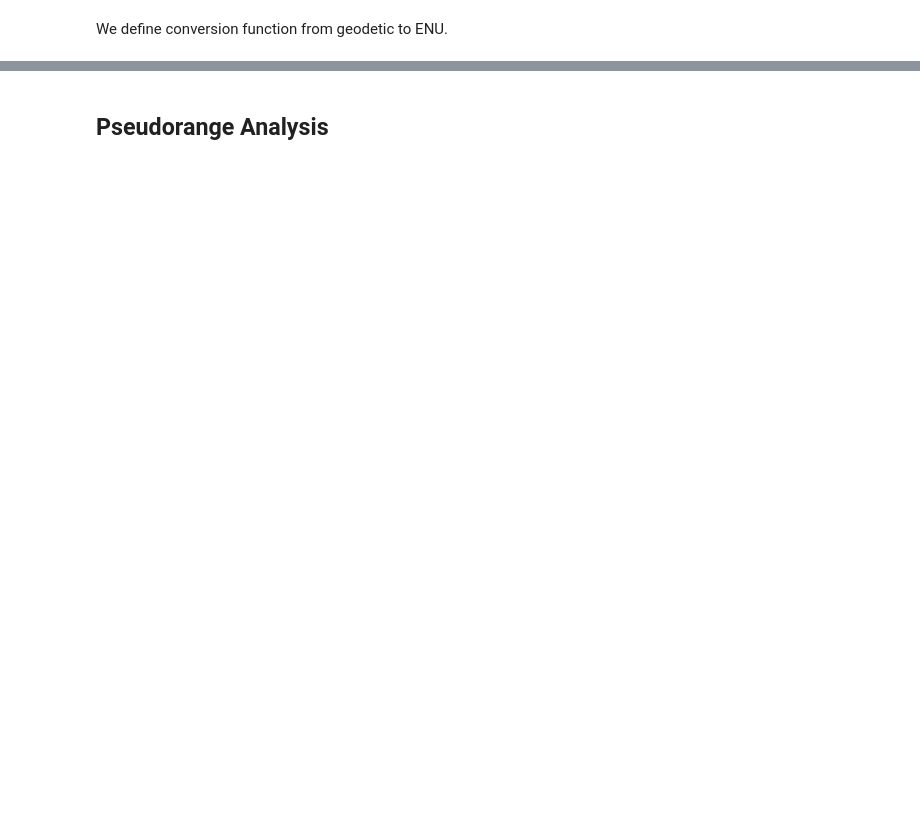
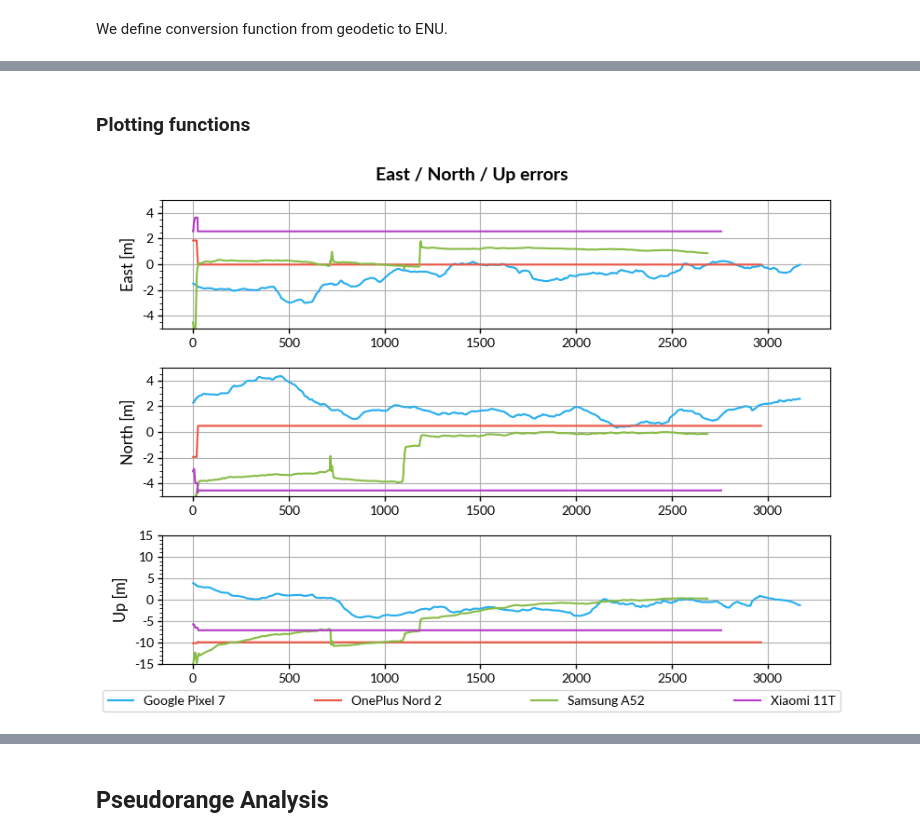
Before and after one commit to agrenier-gnss/MimirAnalyzer, a Jupyter notebook: jupyter/GNSS.ipynb, the cells around one changed output, grey strips where cells are left out. Saved outputs shown, nothing was run; the diff lists cells and outputs as text; code cells hidden in the pictures; blank space fills up the shorter version.

```diff
--- a/jupyter/GNSS.ipynb
+++ b/jupyter/GNSS.ipynb
@@ -18,6 +19,9 @@ if module_path not in sys.path:
 from logparser import LogReader
 
 from plots import plotLineTimeRange, plotHist, plotEN_pyplot, plot_hist_pyplot
+# %%
+# Prepare matplotlib environment
+plt.style.use('plot_style.mplstyle')
 # %% [markdown]
 ## Prepare log data
 # %% [markdown]
@@ -124,24 +89,0 @@ fig.tight_layout()
-# %%
-fig, axs = plt.subplots(1, figsize=(9,6))
-fig.suptitle('ENU erros w.r.t reference')
-for log in logs:
-    pos = log['content'].fix.loc[log['content'].fix['provider'].isin(['FLP']), ['datetime', 'latitude', 'longitude', 'altitude']]
-
-    # Transform to time serie
-    #pos = pos.set_index('datetime')
-
-    # Filter by time
-    #pos = pos.loc[time_range[0]:time_range[1]]
-
-    pos[["east", "north", "up"]] = pos.apply(
-        lambda row: convert2ENU(row['latitude'], row['longitude'], row['altitude'], ref_enu),
-        axis='columns', result_type='expand')
-
-    log['content'].fix
-
-    #plotEN_pyplot(pos, 5)
-    plotEN(pos, axs, log, 10)
-
-handles, labels = axs.get_legend_handles_labels()
-#fig.legend(handles, labels, loc='upper right')
-fig.tight_layout()
@@ -149,0 +90,16 @@ fig.tight_layout()
+# %%
+# Compute ENU errors
+for log in logs:
+    log['content'].fix[["east", "north", "up"]] = log['content'].fix.apply(
+        lambda row: convert2ENU(row['latitude'], row['longitude'], row['altitude'], ref_enu),
+        axis='columns', result_type='expand')
+
+    log['content'].fix[["2D_error"]] = log['content'].fix.apply(
+        lambda row: getHorizontalError(row['east'], row['north']),
+        axis='columns', result_type='expand')
+
+    log['content'].fix[["3D_error"]] = log['content'].fix.apply(
+        lambda row: get3DError(row['east'], row['north'], row['up']),
+        axis='columns', result_type='expand')
+
+logs[0]['content'].fix
@@ -149,0 +120,2 @@ fig.tight_layout()
+# %% [markdown]
+### Plotting functions
@@ -149,0 +259,4 @@ fig.tight_layout()
+# %%
+plotENU(logs)
+# %% [output]
+[figure, added]
```
Also changed, not shown: parts of 22 cells of this notebook, 1 other file.
